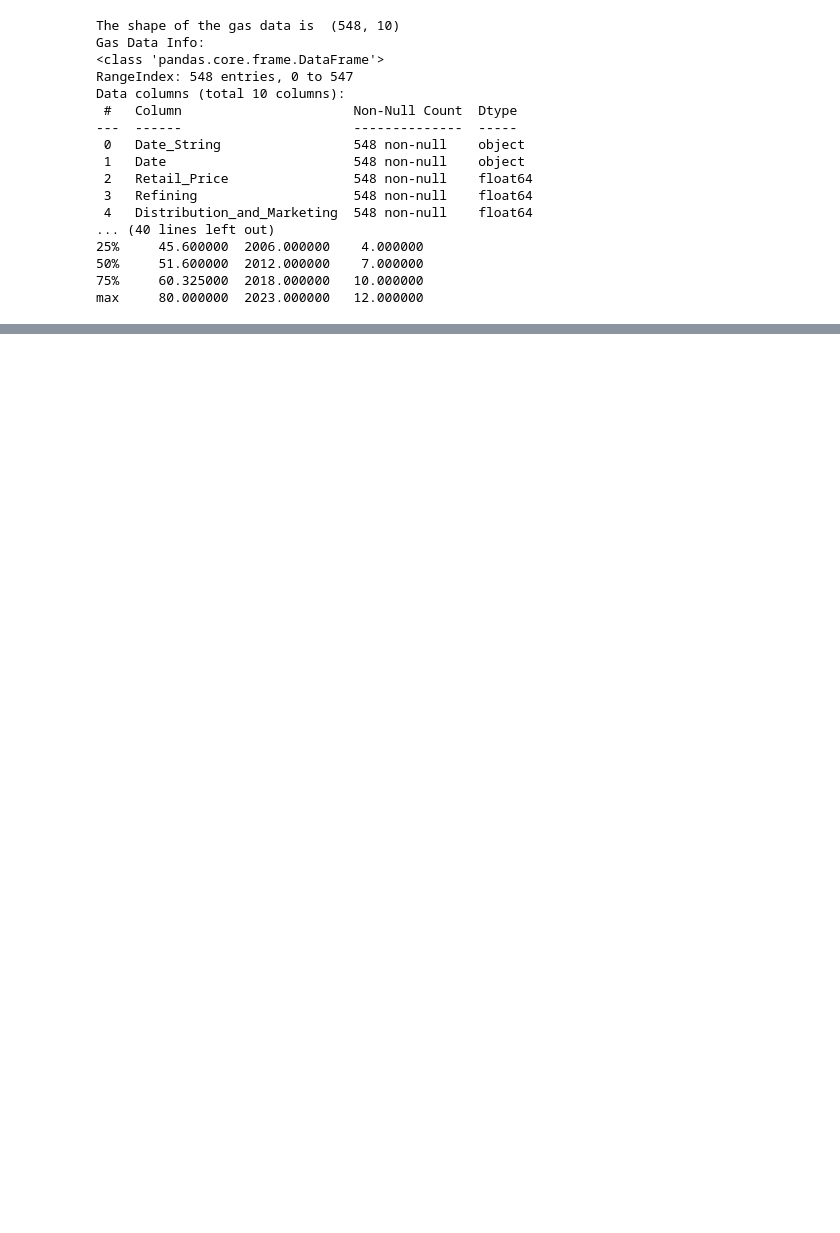
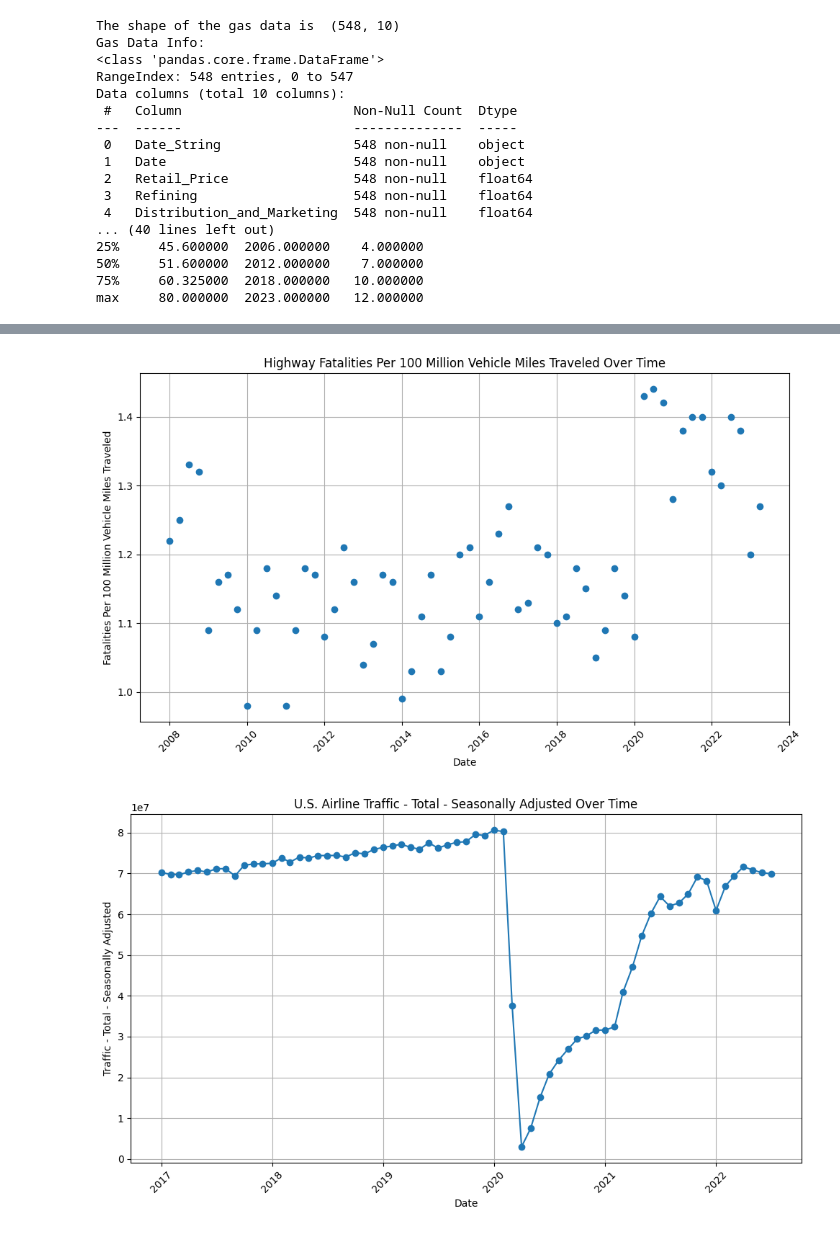
Before and after one commit to anaiskillian/citadeldatathon, a Jupyter notebook: example.ipynb, the cells around one changed output, grey strips where cells are left out. Saved outputs shown, nothing was run; the diff lists cells and outputs as text; code cells hidden in the pictures; blank space fills up the shorter version.

```diff
--- a/example.ipynb
+++ b/example.ipynb
@@ -142,0 +156,67 @@ plt.show()
+# %%
+month_transport['Date'] = pd.to_datetime(month_transport['Date'])
+
+# Make a copy of the DataFrame
+month_transport_copy = month_transport.copy()
+
+# Drop rows with too many NaN values
+threshold = len(month_transport_copy) * 0.9  # Define a threshold for NaN values
+# month_transport_cleaned = month_transport_copy.dropna(thresh=threshold, axis=1)
+
+# Plotting the trend of 'Highway Fatalities Per 100 Million Vehicle Miles Traveled' over time
+plt.figure(figsize=(10, 6))
+plt.plot(month_transport_copy['Date'], month_transport_copy['Highway Fatalities Per 100 Million Vehicle Miles Traveled'], marker='o')
+plt.title('Highway Fatalities Per 100 Million Vehicle Miles Traveled Over Time')
+plt.xlabel('Date')
+plt.ylabel('Fatalities Per 100 Million Vehicle Miles Traveled')
+plt.grid(True)
+plt.xticks(rotation=45)
+plt.tight_layout()
+plt.show()
+
+# Visualizing the trend of 'U.S. Airline Traffic - Total - Seasonally Adjusted' over time
+plt.figure(figsize=(10, 6))
+plt.plot(month_transport_copy['Date'], month_transport_copy['U.S. Airline Traffic - Total - Seasonally Adjusted'], marker='o')
+plt.title('U.S. Airline Traffic - Total - Seasonally Adjusted Over Time')
+plt.xlabel('Date')
+plt.ylabel('Traffic - Total - Seasonally Adjusted')
+plt.grid(True)
+plt.xticks(rotation=45)
+plt.tight_layout()
+plt.show()
+
+# Plotting the trend of 'Transit Ridership - Fixed Route Bus - Adjusted' over time
+plt.figure(figsize=(10, 6))
+plt.plot(month_transport_copy['Date'], month_transport_copy['Transit Ridership - Fixed Route Bus - Adjusted'], marker='o')
+plt.title('Transit Ridership - Fixed Route Bus - Adjusted Over Time')
+plt.xlabel('Date')
+plt.ylabel('Ridership - Fixed Route Bus - Adjusted')
+plt.grid(True)
+plt.xticks(rotation=45)
+plt.tight_layout()
+plt.show()
+
+# Visualizing the trend of 'Freight Rail Intermodal Units' over time
+plt.figure(figsize=(10, 6))
+plt.plot(month_transport_copy['Date'], month_transport_copy['Freight Rail Intermodal Units'], marker='o')
+plt.title('Freight Rail Intermodal Units Over Time')
+plt.xlabel('Date')
+plt.ylabel('Freight Rail Intermodal Units')
+plt.grid(True)
+plt.xticks(rotation=45)
+plt.tight_layout()
+plt.show()
+
+# Plotting the trend of 'Highway Vehicle Miles Traveled - Total Rural' over time
+plt.figure(figsize=(10, 6))
+plt.plot(month_transport_copy['Date'], month_transport_copy['Highway Vehicle Miles Traveled - Total Rural'], marker='o')
+plt.title('Highway Vehicle Miles Traveled - Total Rural Over Time')
+plt.xlabel('Date')
+plt.ylabel('Highway Vehicle Miles Traveled - Total Rural')
+plt.grid(True)
+plt.xticks(rotation=45)
+plt.tight_layout()
+plt.show()
+# %% [output]
+[figure, added]
+[figure, added]
```
Also changed, not shown: parts of 6 cells of this notebook.
